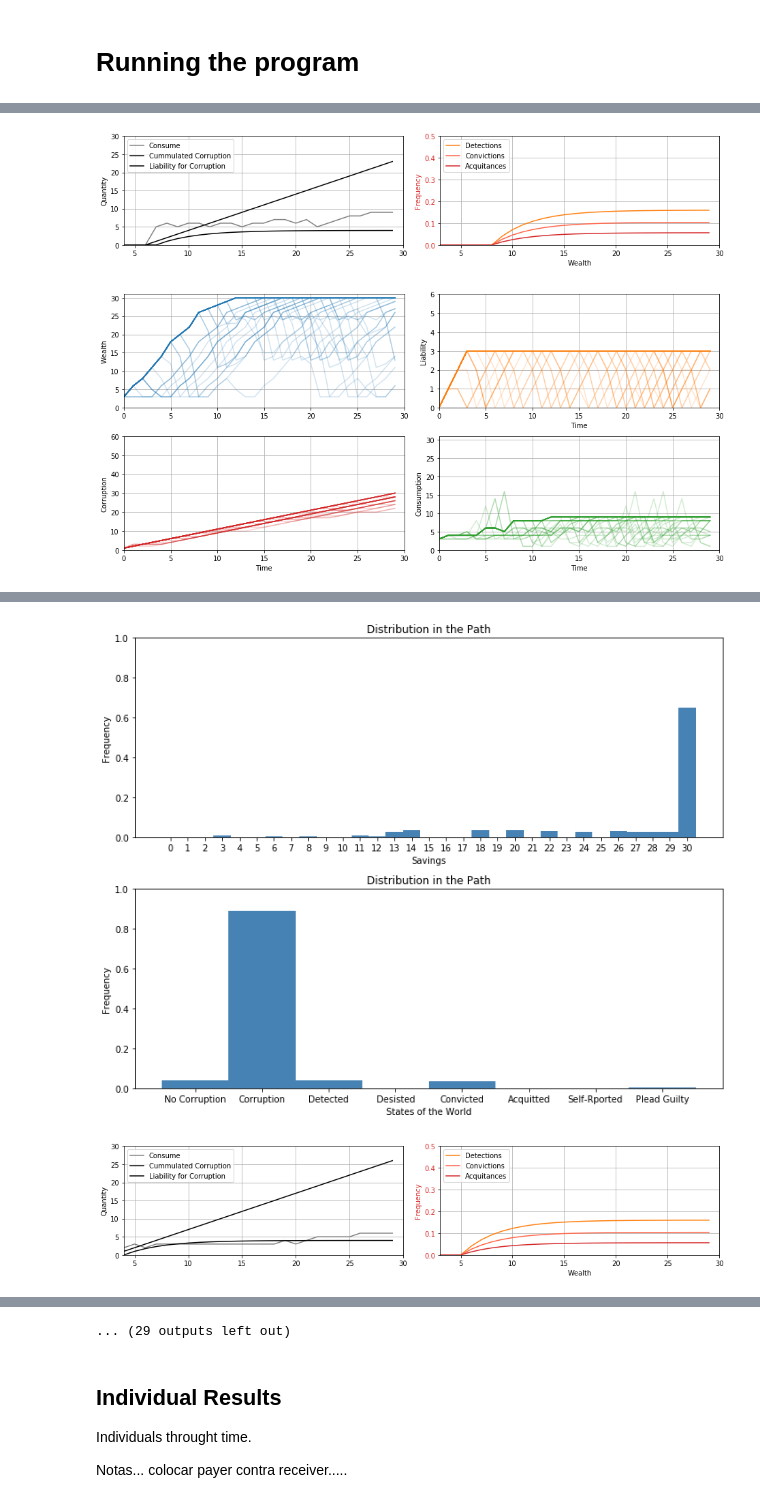
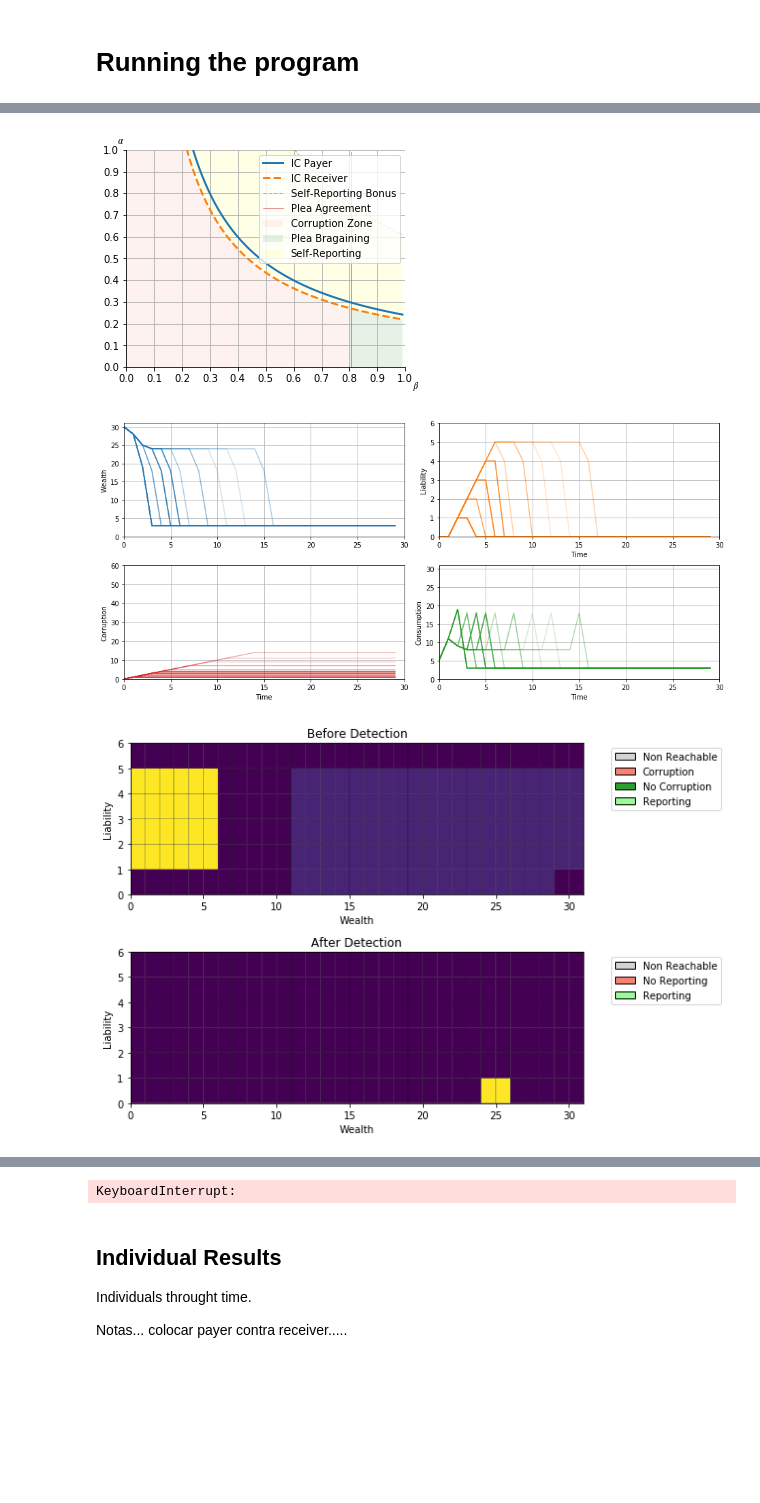
Before and after one commit to caxaxa/Corruption_Game, a Jupyter notebook: Corruption_game_leniency_and_non_trial_resolutions.ipynb, the cells around one changed output, grey strips where cells are left out. Drawn from its saved outputs; the diff is of its cells as text; code cells hidden in the pictures; blank space fills up the shorter version.

```diff
--- a/Corruption_game_leniency_and_non_trial_resolutions.ipynb
+++ b/Corruption_game_leniency_and_non_trial_resolutions.ipynb
@@ -1163,16 +1074,6 @@ p(x_m'|x_n,d_n)  \end{bmatrix} \end{bmatrix}$
 # Must enter an elif statement to each valid probability to each feasible state:
 # Each i-row in XD leads to X' with some probability p(X'):
 # Some i-rows leads to more than one X' with probability p(X') < 1:
-
-def exeption_test(XD)
-    Si_prime = get_Si_prime(XD[i][2],XD[i][5],XD[i][4])[0]
-    Sj_prime = get_Sj_prime(XD[i][2],XD[i][5],XD[i][4],Si_prime)
-    Li_prime = get_Li_prime(XD[i][1],XD[i][5],XD[i][4],Si_prime)
-    Wi_prime = get_Wi_prime(player, XD[i][6],Li_prime , Si_prime, Sj_prime)
-    dj_prime = get_dj(player, Si_prime, Li_prime,Wi_prime,Li_prime,Sj_prime)
-    print('ERROR: State action pair {} is leading to the state ({},{},{},{},{}), which is not in the set X_unique.'.format(XD[i],Wi_prime,Li_prime,Si_prime, Sj_prime ,dj_prime))
-    print('If the state is possible, check why the apply_fesibility_rules(Wi,Li,Si,Sj,dj,di,wi) is returning False')
-# put the error finder function here test_apply_fesibility_rules(Wi,Li,Si,Sj,dj,di,wi)
 
 
 def find_X_unique_index(i,Si_prime, Sj_prime, X_unique, D_unique, XD):
@@ -1193,6 +1094,6 @@ def populate_Omega(XD, X_unique, D_unique):
                 X_unique_index = find_X_unique_index(i, Si_prime, Sj_prime, X_unique, D_unique, XD)
                 Omega[i , X_unique_index ]  = get_prob(Si_prime, Sj_prime )
     except :
-        exception_test(XD)
+        exeption_test(XD,i)
         raise
     return Omega
@@ -1311,9 +1179,13 @@ w_space =  np.arange(0,W_bar+1)
+# %%
+get_IC_star(R,P)
+# %% [output]
+[figure, added]
 # %%
 start_time = datetime.now()
 
+
 matrix, results = iterate_sigma()
 #print_paths(matrix, results)
-plot_individual_graph(get_plot_vec(W_bar , matrix.X_unique , matrix.D_unique, results.sigma))
 plot_path_to_steady_state(matrix,results,W_bar, 50)
 vec1 =  get_heatmap_vec_pre(results.sigma, matrix.X_unique, matrix.D_unique)
 vec2 =  get_heatmap_vec_post(results.sigma, matrix.X_unique, matrix.D_unique)
@@ -1325,7 +1197,6 @@ while i < max_it:
     results_1 = results
     player = get_otherplayer(player)
     matrix, results = iterate_sigma()
-    plot_individual_graph(get_plot_vec(W_bar , matrix.X_unique , matrix.D_unique, results.sigma))
     plot_path_to_steady_state(matrix,results,W_bar, 50)
     vec1 =  get_heatmap_vec_pre(results.sigma, matrix.X_unique, matrix.D_unique)
     vec2 =  get_heatmap_vec_post(results.sigma, matrix.X_unique, matrix.D_unique)
@@ -1334,7 +1205,6 @@ while i < max_it:
     results_2 = results
     player = get_otherplayer(player)
     matrix, results = iterate_sigma()
-    plot_individual_graph(get_plot_vec(W_bar , matrix.X_unique , matrix.D_unique, results.sigma))
     plot_path_to_steady_state(matrix,results,W_bar, 50)
     vec1 =  get_heatmap_vec_pre(results.sigma, matrix.X_unique, matrix.D_unique)
     vec2 =  get_heatmap_vec_post(results.sigma, matrix.X_unique, matrix.D_unique)
@@ -1348,7 +1218,6 @@ while i < max_it:
             break
     player = get_otherplayer(player)
     matrix, results = iterate_sigma()
-    plot_individual_graph(get_plot_vec(W_bar , matrix.X_unique , matrix.D_unique, results.sigma))
     plot_path_to_steady_state(matrix,results,W_bar, 50)
     vec1 =  get_heatmap_vec_pre(results.sigma, matrix.X_unique, matrix.D_unique)
     vec2 =  get_heatmap_vec_post(results.sigma, matrix.X_unique, matrix.D_unique)
@@ -1361,7 +1230,6 @@ while i < max_it:
             break
     player = get_otherplayer(player)
     matrix, results = iterate_sigma()
-    plot_individual_graph(get_plot_vec(W_bar , matrix.X_unique , matrix.D_unique, results.sigma))
     plot_path_to_steady_state(matrix,results,W_bar, 50)
     vec1 =  get_heatmap_vec_pre(results.sigma, matrix.X_unique, matrix.D_unique)
     vec2 =  get_heatmap_vec_post(results.sigma, matrix.X_unique, matrix.D_unique)
@@ -1379,40 +1247,38 @@ while i < max_it:
             break
     player = get_otherplayer(player)
     matrix, results = iterate_sigma()
-    plot_individual_graph(get_plot_vec(W_bar , matrix.X_unique , matrix.D_unique, results.sigma))
     plot_path_to_steady_state(matrix,results,W_bar, 50)
     vec1 =  get_heatmap_vec_pre(results.sigma, matrix.X_unique, matrix.D_unique)
     vec2 =  get_heatmap_vec_post(results.sigma, matrix.X_unique, matrix.D_unique)
     plot_heatmap(vec1,vec2)
     histogram_stationary(results,matrix, 'Distribution in the Path')
     results_6 = results
     player = get_otherplayer(player)
     matrix, results = iterate_sigma()
-    plot_individual_graph(get_plot_vec(W_bar , matrix.X_unique , matrix.D_unique, results.sigma))
     plot_path_to_steady_state(matrix,results,W_bar, 50)
     vec1 =  get_heatmap_vec_pre(results.sigma, matrix.X_unique, matrix.D_unique)
     vec2 =  get_heatmap_vec_post(results.sigma, matrix.X_unique, matrix.D_unique)
     plot_heatmap(vec1,vec2)
     histogram_stationary(results,matrix, 'Distribution in the Path')
     results_7 = results
     i += 1
     if results_1.sigma.shape == results_7.sigma.shape :
         if (np.equal(results_1.sigma,results_7.sigma)).all():
             print('No convergence. Started alternating with the first strategy after {} iterations'.format(i-1))
             break
     if results_3.sigma.shape == results_7.sigma.shape :
         if (np.equal(results_3.sigma,results_7.sigma)).all():
             print('No convergence. Started alternating after {} iterations'.format(i-1))
             break
     if results_5.sigma.shape == results_7.sigma.shape :
         if (np.equal(results_5.sigma,results_7.sigma)).all():
             print('Converged. Started after {} iterations'.format(i-1))
             break
     print('Finish without converce at the {} iteration'.format(i))
 
 
 end_time = datetime.now()
 print('Duration: {}'.format(end_time - start_time))
 # %% [output]
-[figure, old version]
+[figure, new version]
-[figure, old version]
+[figure, new version]
@@ -1420,2 +1285,0 @@ print('Duration: {}'.format(end_time - start_time))
-[figure, removed]
-[figure, removed]
@@ -1429,4 +1286,4 @@ print('Duration: {}'.format(end_time - start_time))
-... (29 outputs left out)
+KeyboardInterrupt:
 # %% [markdown]
 ## Individual Results
 
```
Also changed, not shown: parts of 27 cells of this notebook, 5 other files.
